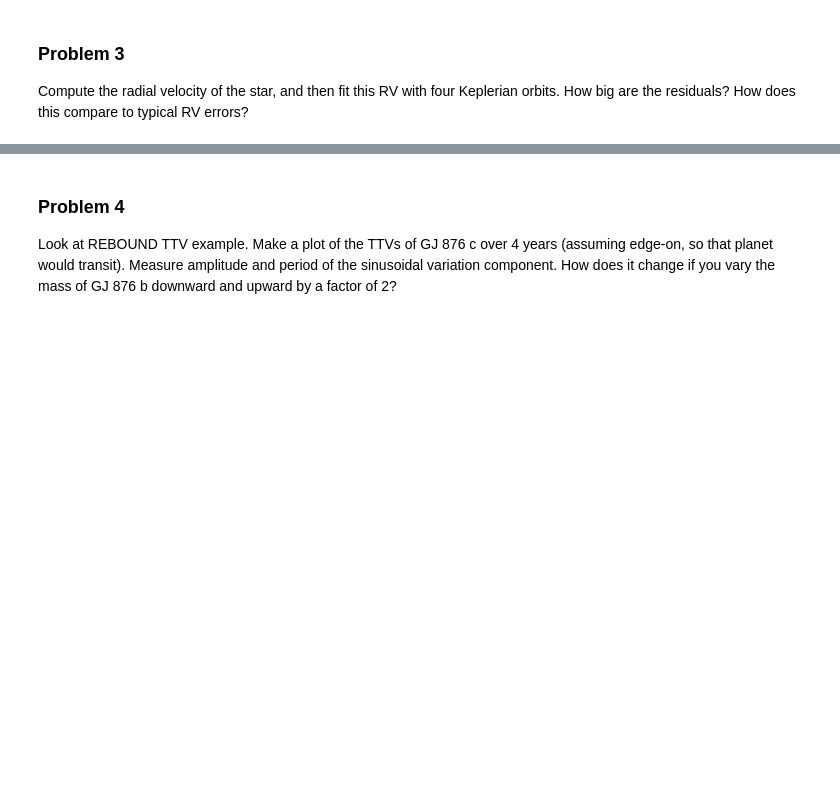
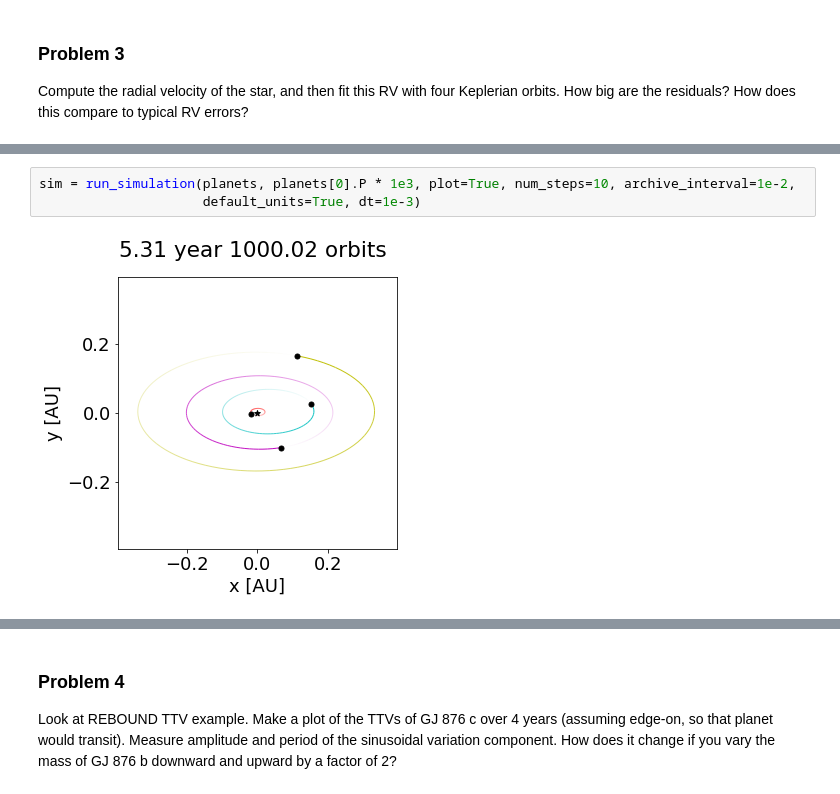
Before and after one commit to curriem/exoplanets_class, a Jupyter notebook: hw3/exoplanets_hw3.ipynb, the cells around one changed output, grey strips where cells are left out. Drawn from its saved outputs; the diff is of its cells as text; blank space fills up the shorter version.

```diff
--- a/hw3/exoplanets_hw3.ipynb
+++ b/hw3/exoplanets_hw3.ipynb
@@ -262,0 +299,5 @@ Compute the radial velocity of the star, and then fit this RV with four Kepleria
+# %%
+sim = run_simulation(planets, planets[0].P * 1e3, plot=True, num_steps=10, archive_interval=1e-2,
+                     default_units=True, dt=1e-3)
+# %% [output]
+[figure, added]
```
Also changed, not shown: parts of 28 cells of this notebook.
